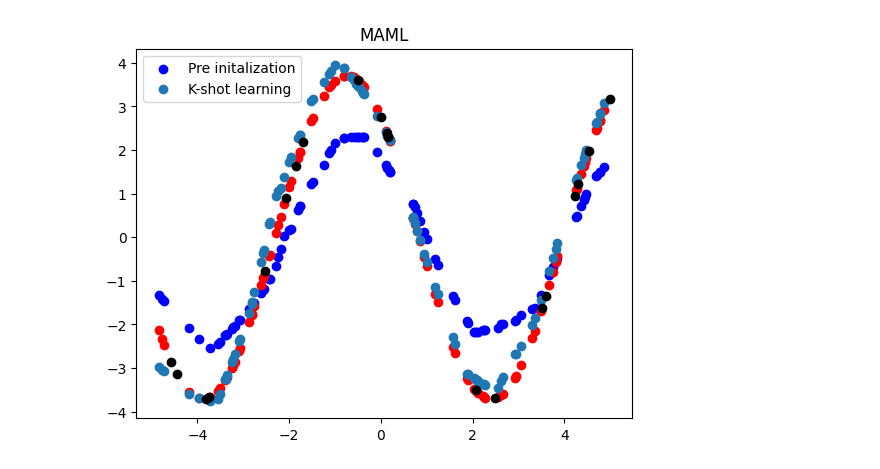
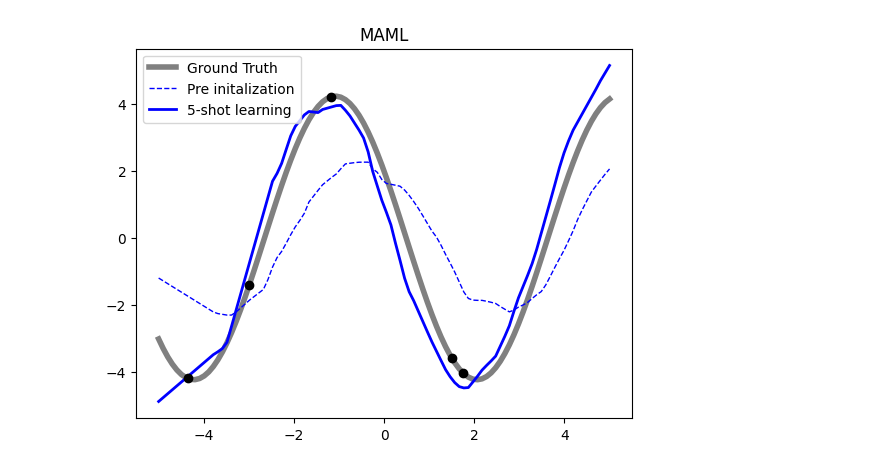
Before and after one commit to Zigolox/Meta-Learning-OptML-Project, a Jupyter notebook: Meta_functions (1).ipynb, the cells around one changed output. Saved outputs shown, nothing was run; the diff lists cells and outputs as text; code cells hidden in the pictures.

```diff
--- a/Meta_functions (1).ipynb
+++ b/Meta_functions (1).ipynb
@@ -253,7 +309,7 @@ disp_meta_test(model,(model, alpha), nr_train, 100, TRAIN_KEY+201, TEST_KEY+201,
 # MAML
 
 model = eqx.nn.MLP(1,1,40,2,key=MODEL_KEY)
-outer_optim = adam(1e-3, eps=1e-04)
+outer_optim = adam(1e-3)
 outer_opt_state = outer_optim.init(eqx.filter(model, eqx.is_array))
 inner_optim = sgd(0.01)
 inner_opt_state = inner_optim.init(eqx.filter(model, eqx.is_array))
@@ -264,7 +320,7 @@ dynamic_model, static_model = eqx.partition(model, eqx.is_array)
 def scan_fun(carry,i):
     dynamic_model, outer_opt_state = carry
     train_keys_batch, test_keys_batch = random.split(train_keys[i], meta_batch_size),  random.split(test_keys[i], meta_batch_size)
-    batch_of_tasks = eqx.filter_vmap(load_batch_of_tasks, in_axes=(None, None, 0, 0))(nr_train,nr_test, train_keys_batch, test_keys_batch)
+    batch_of_tasks = eqx.filter_vmap(load_batch_of_tasks, in_axes=(None, None, 0, 0))(n_train, n_test, train_keys_batch, test_keys_batch)
     loss, model, outer_opt_state = outer_step_MAML(eqx.combine(dynamic_model,static_model), batch_loss, outer_optim, outer_opt_state,
                                                     inner_step_MAML, batch_of_tasks, inner_optim, inner_opt_state)
     return (eqx.partition(model, eqx.is_array)[0], outer_opt_state), loss
@@ -273,7 +329,11 @@ carry = (dynamic_model, outer_opt_state)
 (dynamic_model, outer_opt_state), losses = lax.scan(scan_fun,carry,jnp.arange(epochs))
 
 model = eqx.combine(dynamic_model,static_model)
-# %%
-disp_meta_test(model,model, nr_train, 100, TRAIN_KEY+201, TEST_KEY+201, inner_step_MAML, inner_optim, inner_opt_state, batch_loss, title="MAML")
-# %% [output]
-[figure, removed]
+# %%
+mse, pre_init_plt_maml, gt_plt, kshot_plt_maml, scatter_points = info_meta_test(model, model, n_train, n_meta_test, EX_TRAIN_KEY,
+                                                                      EX_TEST_KEY, inner_step_MAML, inner_optim, inner_opt_state,
+                                                                      batch_loss)
+disp_meta_test([pre_init_plt_maml], gt_plt, [kshot_plt_maml], scatter_points, n_train, title="MAML")
+#avg_mse(model, model, inner_step_MAML, inner_optim, inner_opt_state, batch_loss, TRAIN_KEY, TEST_KEY)
+# %% [output]
+[figure, added]
```
Also changed, not shown: parts of 24 cells of this notebook.
